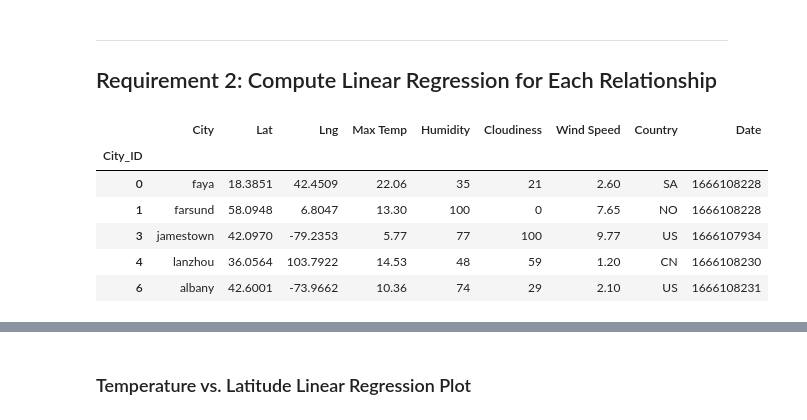
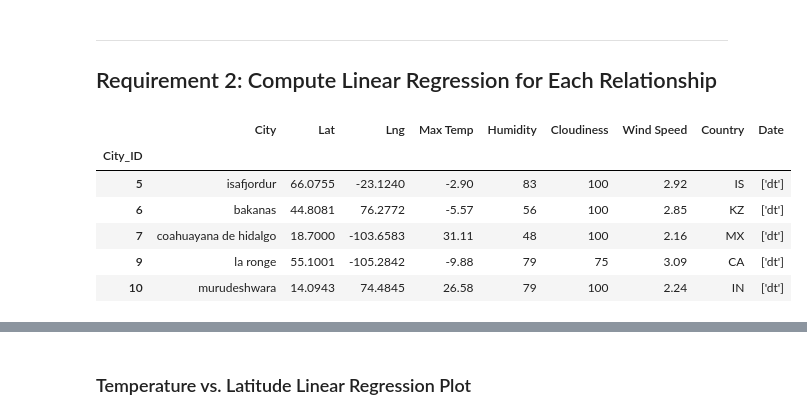
Before and after one commit to TRegan5/python-api-challenge, a Jupyter notebook: WeatherPy/WeatherPy.ipynb, the cells around one changed output, grey strips where cells are left out. Cells and saved outputs as stored; diff of their text form; code cells hidden in the pictures.

```diff
--- a/WeatherPy/WeatherPy.ipynb
+++ b/WeatherPy/WeatherPy.ipynb
@@ -282,17 +282,17 @@ plt.show()
 # %%
 # Create a DataFrame with the Northern Hemisphere data (Latitude >= 0)
 # YOUR CODE HERE
-
+northern_hemi_df = city_data_df.loc[city_data_df["Lat"] >= 0]
 # Display sample data
 northern_hemi_df.head()
 # %% [output]
 |  | City | Lat | Lng | Max Temp | Humidity | Cloudiness | Wind Speed | Country | Date |
 | City_ID |  |  |  |  |  |  |  |  |  |
-| 0 | faya | 18.3851 | 42.4509 | 22.06 | 35 | 21 | 2.60 | SA | 1666108228 |
-| 1 | farsund | 58.0948 | 6.8047 | 13.30 | 100 | 0 | 7.65 | NO | 1666108228 |
-| 3 | jamestown | 42.0970 | -79.2353 | 5.77 | 77 | 100 | 9.77 | US | 1666107934 |
-| 4 | lanzhou | 36.0564 | 103.7922 | 14.53 | 48 | 59 | 1.20 | CN | 1666108230 |
-| 6 | albany | 42.6001 | -73.9662 | 10.36 | 74 | 29 | 2.10 | US | 1666108231 |
+| 5 | isafjordur | 66.0755 | -23.1240 | -2.90 | 83 | 100 | 2.92 | IS | ['dt'] |
+| 6 | bakanas | 44.8081 | 76.2772 | -5.57 | 56 | 100 | 2.85 | KZ | ['dt'] |
+| 7 | coahuayana de hidalgo | 18.7000 | -103.6583 | 31.11 | 48 | 100 | 2.16 | MX | ['dt'] |
+| 9 | la ronge | 55.1001 | -105.2842 | -9.88 | 79 | 75 | 3.09 | CA | ['dt'] |
+| 10 | murudeshwara | 14.0943 | 74.4845 | 26.58 | 79 | 100 | 2.24 | IN | ['dt'] |
 # %%
 # Create a DataFrame with the Southern Hemisphere data (Latitude < 0)
 # YOUR CODE HERE
```
Also changed, not shown: parts of 1 cell of this notebook.
